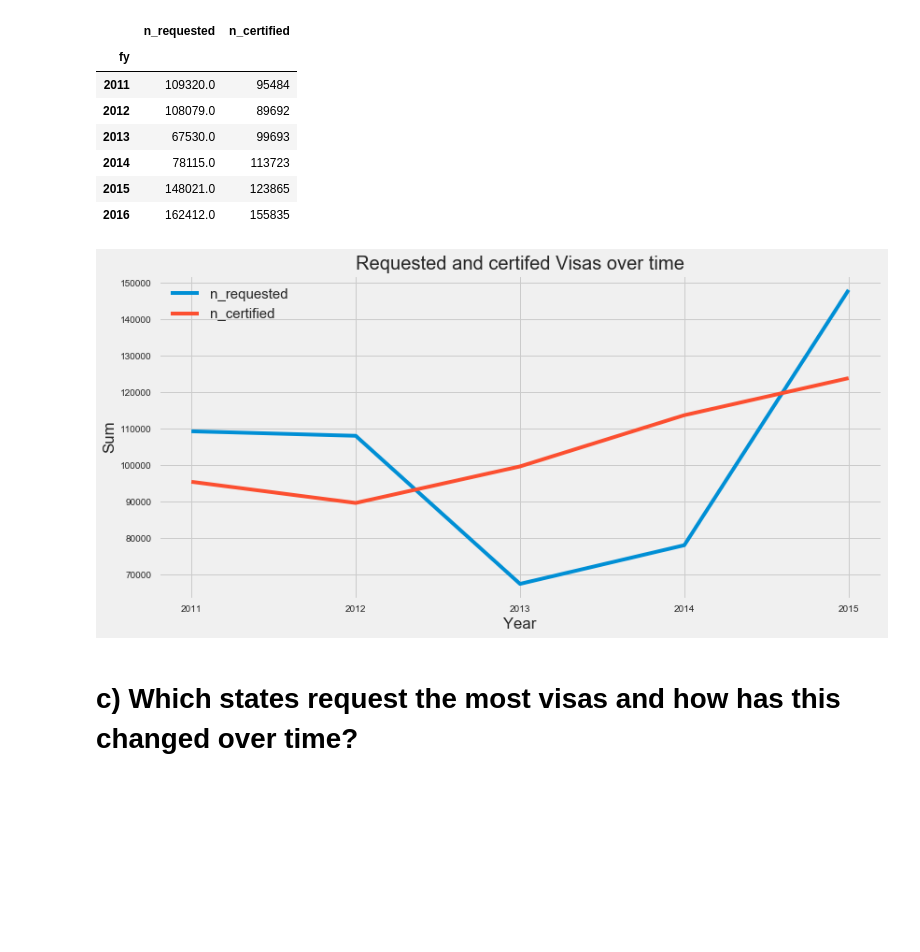
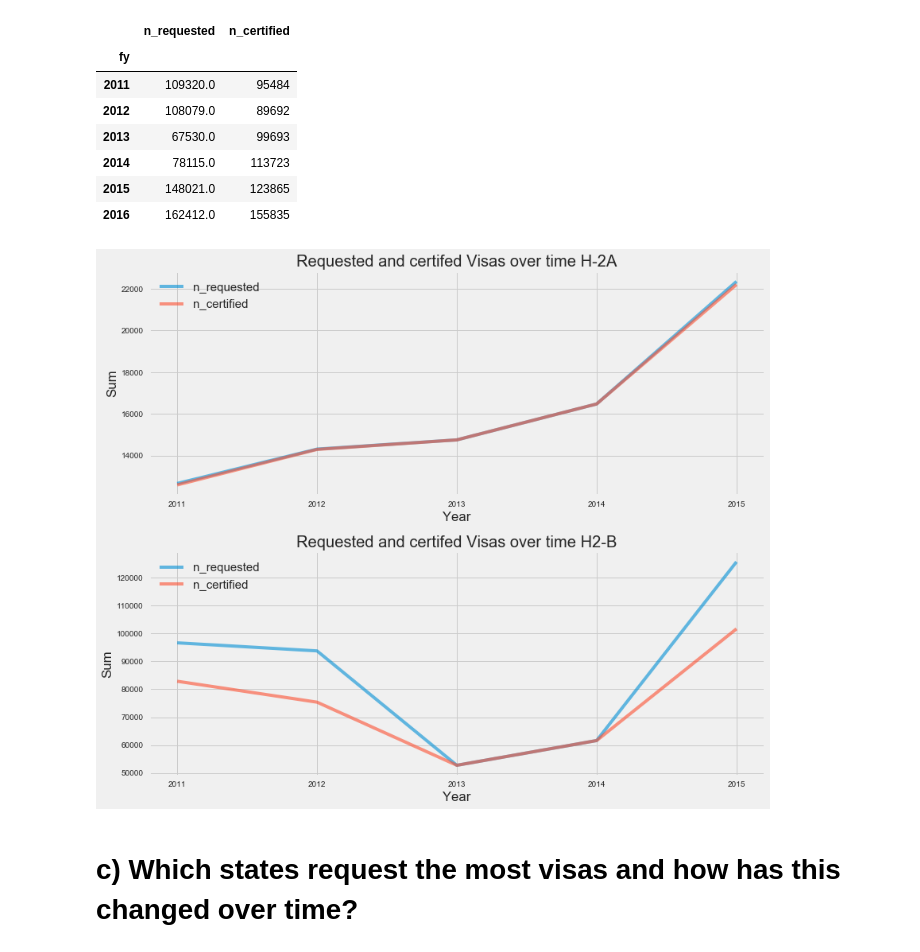
Before and after one commit to nachocarracedo/portfolio, a Jupyter notebook: H2_Visas/h2_visas_analysis.ipynb, the cells around one changed output. Drawn from its saved outputs; the diff is of its cells as text; code cells hidden in the pictures; blank space fills up the shorter version.

```diff
--- a/H2_Visas/h2_visas_analysis.ipynb
+++ b/H2_Visas/h2_visas_analysis.ipynb
@@ -763,2 +750,0 @@ It looks the city is in Canada/Saskatchewan (SK).Let's fix it:
-# %%
-h2visas_df.loc[h2visas_df.employer_state == 'NF','employer_state'] = 'SK'
@@ -813,6 +750,0 @@ h2visas_df.loc[h2visas_df.worksite_state == 'MH',['employer_city']]
-# %%
-print("fixing ....")
-h2visas_df.loc[h2visas_df.worksite_state == 'KA',['worksite_state']] = 'KS'
-h2visas_df.loc[h2visas_df.worksite_state == 'MH',['worksite_state']] = 'MI'
-h2visas_df.loc[h2visas_df.worksite_state == 'FM',['worksite_state']] = 'FL'
-print("\n.... done")
@@ -874,2 +899,8 @@ plt.show()
 # %% [markdown]
 # b) How have the number of approved workers changed over time?
+# %%
+h2visas_req_cert = h2visas_df.dropna(subset=['n_requested'],axis=0)
+
+fygb = h2visas_req_cert.groupby('fy')
+to_plot = fygb['n_requested','n_certified'].aggregate(np.sum)
+to_plot
@@ -887,16 +927,38 @@ to_plot
 | 2015 | 148021.0 | 123865 |
 | 2016 | 162412.0 | 155835 |
 # %%
-fig = plt.figure(figsize=(12,6))
-ax2 = plt.subplot2grid((1,1), (0, 0))
-ax2.set(xlabel='Year' , ylabel='Sum', title='Requested and certifed Visas over time',xticks=(np.arange(2011, 2016, 1.0)))
+h2visas_dfB = h2visas_req_cert[h2visas_req_cert['visa_type'] == 'H-2B']
+h2visas_dfA = h2visas_req_cert[h2visas_req_cert['visa_type'] == 'H-2A']
+
+
+fygbA = h2visas_dfA.groupby('fy')
+to_plotA = fygbA['n_requested','n_certified'].aggregate(np.sum)
+
+fygbB = h2visas_dfB.groupby('fy')
+to_plotB = fygbB['n_requested','n_certified'].aggregate(np.sum)
+
+
+fig = plt.figure(figsize=(12,10))
+
+ax1 = plt.subplot2grid((2,1), (0, 0))
+ax1.set(xlabel='Year' , ylabel='Sum', title='Requested and certifed Visas over time H-2A',xticks=(np.arange(2011, 2016, 1.0)))
+ax1.ticklabel_format(useOffset=False)
+ax1.plot(to_plotA.index[:-1],to_plotA.values[:-1], alpha=0.6)
+ax1.legend(to_plotA.columns,loc=0,prop={'size':15})
+
+
+ax2 = plt.subplot2grid((2,1), (1, 0))
+ax2.set(xlabel='Year' , ylabel='Sum', title='Requested and certifed Visas over time H2-B',xticks=(np.arange(2011, 2016, 1.0)))
 ax2.ticklabel_format(useOffset=False)
-ax2.plot(to_plot.index[:-1],to_plot.values[:-1])
-ax2.legend(to_plot.columns,loc=0,prop={'size':15})
+ax2.plot(to_plotB.index[:-1],to_plotB.values[:-1], alpha=0.6)
+ax2.legend(to_plotB.columns,loc=0,prop={'size':15})
+
+
+
 plt.tight_layout()
 plt.show()
 # %% [output]
-[figure, old version]
+[figure, new version]
 # %% [markdown]
 # c) Which states request the most visas and how has this changed over time?
 # %% [markdown]
```
Also changed, not shown: parts of 45 cells of this notebook, 1 other file.
